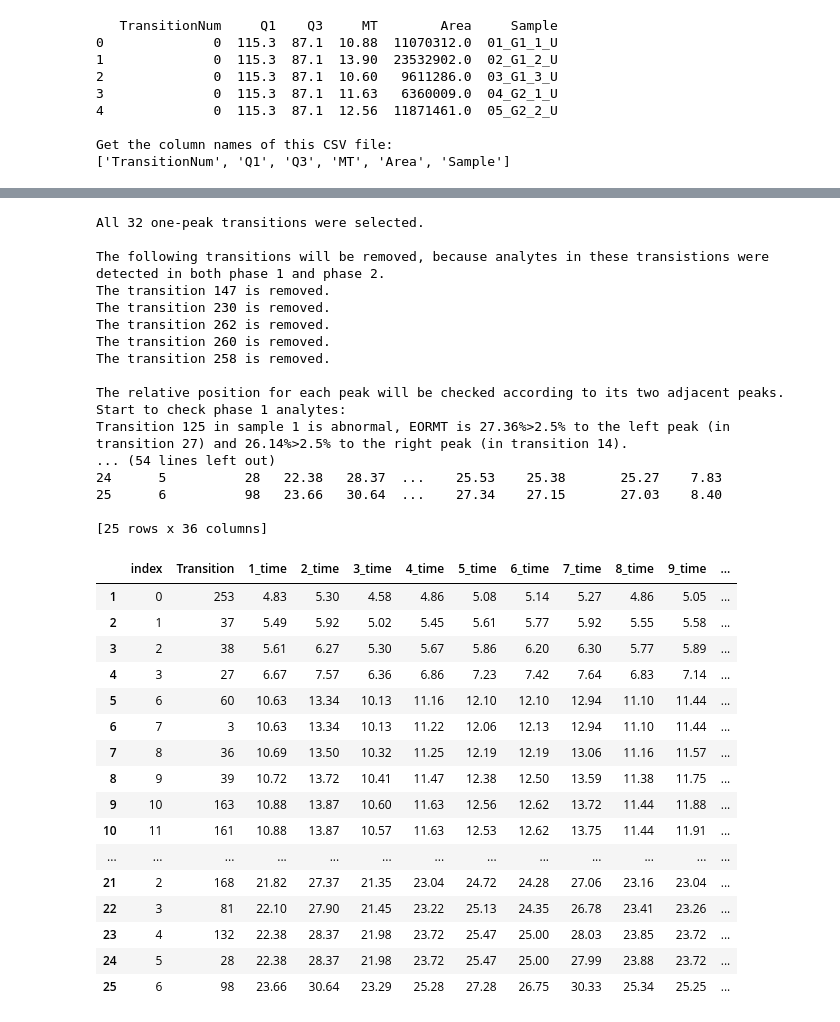
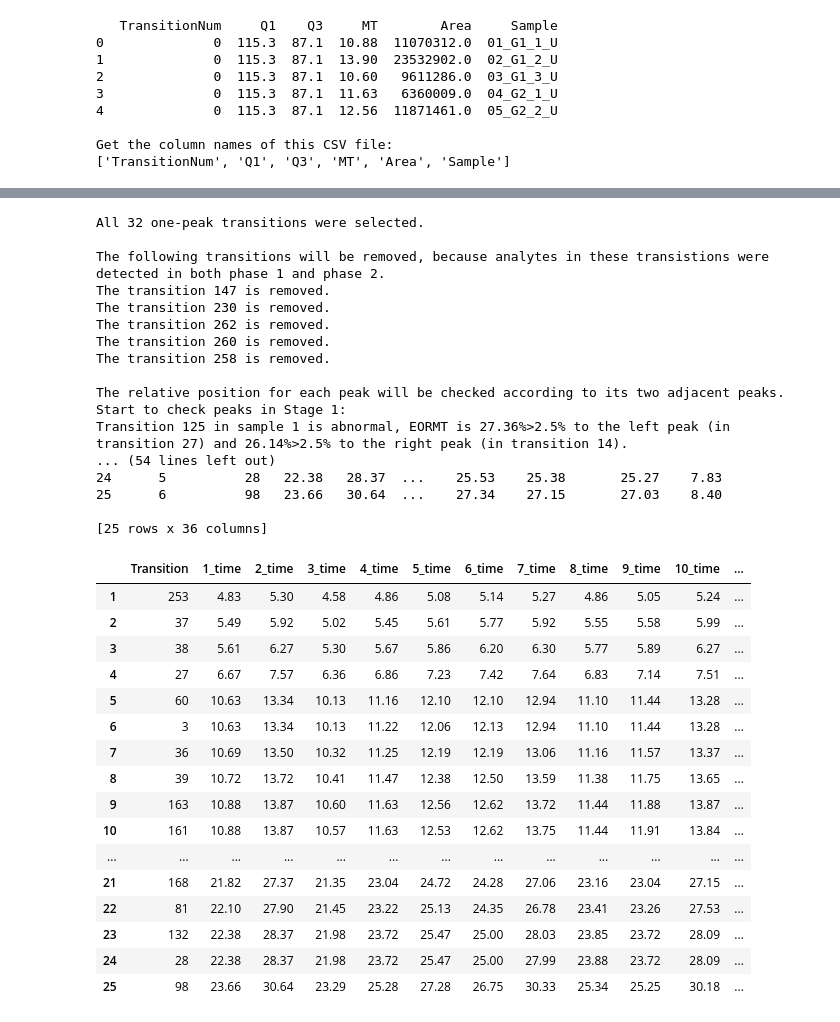
Before and after one commit to Tan-Jiahua/MT-correction, a Jupyter notebook: MTcorrection_20210427.ipynb, the cells around one changed output, grey strips where cells are left out. Cells and saved outputs as stored; diff of their text form; code cells hidden in the pictures.

Commit message:
Code update: rename variables, add comments and sequence sorting of code cells

```diff
--- a/MTcorrection_20210427.ipynb
+++ b/MTcorrection_20210427.ipynb
@@ -201,5 +198,5 @@ print(dfs[32].head(20))
 # %%
-#Global functions
+#General functions
 
 #Check and remove unqualified peak based on allowed EORMT value
 #df_input with index named by 'Transition', ('Transition','Label') or None are acceptable
@@ -215,8 +212,8 @@ def check_and_correct(df_input,allowed_EORMT,location):
     else:
         time_suffix='_time'
 
-    axes_name=df.axes[0].name#When index is 'Transition'
-    axes_names=df.axes[0].names#When index is ('Transition,'Label')
+    axes_name=df.axes[0].name#When index is 'Transition', this variable will be called later
+    axes_names=df.axes[0].names#When index is ('Transition,'Label'), this variable will be called later
     df=df.sort_values(by='Average_MT').reset_index()
 
     if location=='step_2':
@@ -232,7 +229,7 @@ def check_and_correct(df_input,allowed_EORMT,location):
         if df[str(j)+time_suffix].count()<=3:
             continue
 
-        #The firstly analyzed peak is the first peak
+        #The first peak is analyzed at first
         peak1_is_first_peak=True
 
         for i in range(0,df.shape[0]-1):
@@ -483,12 +480,12 @@ def check_and_correct(df_input,allowed_EORMT,location):
 
         df_without_RSD_correction=df_without_RSD_correction.drop('RSD_recombine',axis='columns')
         df=df.drop('RSD_recombine',axis='columns')
-        return df_without_RSD_correction,df
+        return df
 # %%
-# Function 2: Suggest the potential migration time markers for phase 1 and phase 2
+# Function 2: Suggest the potential migration time markers for Stage 1 and Stage 2
 # based on three conditions: 1. only one peak is found in that transition(Q1→Q3);
 # 2. this analyte can be found in all samples; 3. this analyte should only be found
-# either in phase 1 or phase 2.
+# either in Stage 1 or Stage 2.
 
 # If time_p_chnage is set as a double value, the removal part will be run
 # If time_p_chnage is set as False, the removal part will not be run
@@ -524,7 +521,7 @@ def F2_find_markers(dfs,time_p_change):
     # If time_p_chnage is set as a double value, the following part will be run
     # If time_p_chnage is set as False, the following part will not be run
     if time_p_change:
-        # Remove the intermediate phase peaks
+        # Remove peaks in the Intermediate Stage
         print('The following transitions will be removed, because analytes in these transistions were detected in both phase 1 and phase 2.')
         for i in range(0,len(df_time.index)):
             times = df_time.loc[i,:]
@@ -540,19 +537,19 @@ def F2_find_markers(dfs,time_p_change):
         print('')
 
         # Only keep the one-analyte transistion by checking the migration order of each peak with its adjacent peaks.
-        df_phase1 = df_time[df_time['Average_MT'] < time_p_change].reset_index(drop=True).copy()
-        df_phase2 = df_time[df_time['Average_MT'] >= time_p_change].reset_index(drop=True).copy()
+        df_stage1 = df_time[df_time['Average_MT'] < time_p_change].reset_index(drop=True).copy()
+        df_stage2 = df_time[df_time['Average_MT'] >= time_p_change].reset_index(drop=True).copy()
         print('The relative position for each peak will be checked according to its two adjacent peaks.')
-        print('Start to check phase 1 analytes:')
-        df_phase1=check_and_correct(df_phase1,0.025,'step_2')
-        print('Phase 1 peaks have been checked.')
+        print('Start to check peaks in Stage 1:')
+        df_stage1=check_and_correct(df_stage1,allowed_EORMT,'step_2')
+        print('Peaks in Stage 1 have been checked.')
 
-        print('Start to check phase 2 analytes:')
-        df_phase2=check_and_correct(df_phase2,0.025,'step_2')
-        print('Phase 2 peaks have been checked.')
-        print('The above transitions were removed because they may be assigned to more than 1 analyte.')
+        print('Start to check peaks in Stage 2:')
+        df_stage2=check_and_correct(df_stage2,allowed_EORMT,'step_2')
+        print('Peaks in Stage 2 have been checked.')
+        print('The peaks above were removed because they may be assigned to more than 1 analyte.')
 
-        df_time=pd.concat([df_phase1,df_phase2])
+        df_time=pd.concat([df_stage1,df_stage2])
     else:
         print('No peaks are checked and removed, for variable "check_and_correct" is set as False.')
     print('')
@@ -566,9 +563,8 @@ def F2_find_markers(dfs,time_p_change):
 # Using Function 2
 # Apply Function 2 to find potencial migration time markers
 pd.set_option('precision', 2)
-time_p_change = 20
-potential_markers = F2_find_markers(dfs, time_p_change)
-print('Migration time markers for phase 1 and phase 2 may be selected from the following table:')
+potential_markers = F2_find_markers(raw_data, time_p_change)
+print('Migration time markers for Stage 1 and Stage 2 may be selected from the following table:')
 print('')
 print(potential_markers)
 # %% [output]
@@ -582,7 +578,7 @@ The transition 260 is removed.
 The transition 258 is removed.
 
 The relative position for each peak will be checked according to its two adjacent peaks.
-Start to check phase 1 analytes:
+Start to check peaks in Stage 1:
 Transition 125 in sample 1 is abnormal, EORMT is 27.36%>2.5% to the left peak (in transition 27) and 26.14%>2.5% to the right peak (in transition 14).
 ... (54 lines left out)
 24      5          28   22.38   28.37  ...    25.53    25.38       25.27    7.83
@@ -590,24 +586,24 @@ Transition 125 in sample 1 is abnormal, EORMT is 27.36%>2.5% to the left peak (i
 
 [25 rows x 36 columns]
 # %%
-potential_markers
+potential_markers.drop('index', axis = 'columns')
 # Based on the following results, we firstly selected the analytes in transitions 38 (1-methylnicotinamide) and 24 (taurine)
-# as the phase 1 markers, and the analytes in transitions 182 (N-acetyltryptophan) and 98 (hippuric acid) as the phase 2 markers.
+# as the markers for Stage 1 , and the analytes in transitions 182 (N-acetyltryptophan) and 98 (hippuric acid) as the markers for Stage 2.
 # %% [output]
-|  | index | Transition | 1_time | 2_time | 3_time | 4_time | 5_time | 6_time | 7_time | 8_time | 9_time | ... |
-| 1 | 0 | 253 | 4.83 | 5.30 | 4.58 | 4.86 | 5.08 | 5.14 | 5.27 | 4.86 | 5.05 | ... |
-| 2 | 1 | 37 | 5.49 | 5.92 | 5.02 | 5.45 | 5.61 | 5.77 | 5.92 | 5.55 | 5.58 | ... |
-| 3 | 2 | 38 | 5.61 | 6.27 | 5.30 | 5.67 | 5.86 | 6.20 | 6.30 | 5.77 | 5.89 | ... |
-| 4 | 3 | 27 | 6.67 | 7.57 | 6.36 | 6.86 | 7.23 | 7.42 | 7.64 | 6.83 | 7.14 | ... |
-| 5 | 6 | 60 | 10.63 | 13.34 | 10.13 | 11.16 | 12.10 | 12.10 | 12.94 | 11.10 | 11.44 | ... |
-| 6 | 7 | 3 | 10.63 | 13.34 | 10.13 | 11.22 | 12.06 | 12.13 | 12.94 | 11.10 | 11.44 | ... |
-| 7 | 8 | 36 | 10.69 | 13.50 | 10.32 | 11.25 | 12.19 | 12.19 | 13.06 | 11.16 | 11.57 | ... |
-| 8 | 9 | 39 | 10.72 | 13.72 | 10.41 | 11.47 | 12.38 | 12.50 | 13.59 | 11.38 | 11.75 | ... |
-| 9 | 10 | 163 | 10.88 | 13.87 | 10.60 | 11.63 | 12.56 | 12.62 | 13.72 | 11.44 | 11.88 | ... |
-| 10 | 11 | 161 | 10.88 | 13.87 | 10.57 | 11.63 | 12.53 | 12.62 | 13.75 | 11.44 | 11.91 | ... |
+|  | Transition | 1_time | 2_time | 3_time | 4_time | 5_time | 6_time | 7_time | 8_time | 9_time | 10_time | ... |
+| 1 | 253 | 4.83 | 5.30 | 4.58 | 4.86 | 5.08 | 5.14 | 5.27 | 4.86 | 5.05 | 5.24 | ... |
+| 2 | 37 | 5.49 | 5.92 | 5.02 | 5.45 | 5.61 | 5.77 | 5.92 | 5.55 | 5.58 | 5.99 | ... |
+| 3 | 38 | 5.61 | 6.27 | 5.30 | 5.67 | 5.86 | 6.20 | 6.30 | 5.77 | 5.89 | 6.27 | ... |
+| 4 | 27 | 6.67 | 7.57 | 6.36 | 6.86 | 7.23 | 7.42 | 7.64 | 6.83 | 7.14 | 7.51 | ... |
+| 5 | 60 | 10.63 | 13.34 | 10.13 | 11.16 | 12.10 | 12.10 | 12.94 | 11.10 | 11.44 | 13.28 | ... |
+| 6 | 3 | 10.63 | 13.34 | 10.13 | 11.22 | 12.06 | 12.13 | 12.94 | 11.10 | 11.44 | 13.28 | ... |
+| 7 | 36 | 10.69 | 13.50 | 10.32 | 11.25 | 12.19 | 12.19 | 13.06 | 11.16 | 11.57 | 13.37 | ... |
+| 8 | 39 | 10.72 | 13.72 | 10.41 | 11.47 | 12.38 | 12.50 | 13.59 | 11.38 | 11.75 | 13.65 | ... |
+| 9 | 163 | 10.88 | 13.87 | 10.60 | 11.63 | 12.56 | 12.62 | 13.72 | 11.44 | 11.88 | 13.87 | ... |
+| 10 | 161 | 10.88 | 13.87 | 10.57 | 11.63 | 12.53 | 12.62 | 13.75 | 11.44 | 11.91 | 13.84 | ... |
 | ... | ... | ... | ... | ... | ... | ... | ... | ... | ... | ... | ... | ... |
-| 21 | 2 | 168 | 21.82 | 27.37 | 21.35 | 23.04 | 24.72 | 24.28 | 27.06 | 23.16 | 23.04 | ... |
-| 22 | 3 | 81 | 22.10 | 27.90 | 21.45 | 23.22 | 25.13 | 24.35 | 26.78 | 23.41 | 23.26 | ... |
-| 23 | 4 | 132 | 22.38 | 28.37 | 21.98 | 23.72 | 25.47 | 25.00 | 28.03 | 23.85 | 23.72 | ... |
-| 24 | 5 | 28 | 22.38 | 28.37 | 21.98 | 23.72 | 25.47 | 25.00 | 27.99 | 23.88 | 23.72 | ... |
-| 25 | 6 | 98 | 23.66 | 30.64 | 23.29 | 25.28 | 27.28 | 26.75 | 30.33 | 25.34 | 25.25 | ... |
+| 21 | 168 | 21.82 | 27.37 | 21.35 | 23.04 | 24.72 | 24.28 | 27.06 | 23.16 | 23.04 | 27.15 | ... |
+| 22 | 81 | 22.10 | 27.90 | 21.45 | 23.22 | 25.13 | 24.35 | 26.78 | 23.41 | 23.26 | 27.53 | ... |
+| 23 | 132 | 22.38 | 28.37 | 21.98 | 23.72 | 25.47 | 25.00 | 28.03 | 23.85 | 23.72 | 28.09 | ... |
+| 24 | 28 | 22.38 | 28.37 | 21.98 | 23.72 | 25.47 | 25.00 | 27.99 | 23.88 | 23.72 | 28.09 | ... |
+| 25 | 98 | 23.66 | 30.64 | 23.29 | 25.28 | 27.28 | 26.75 | 30.33 | 25.34 | 25.25 | 30.18 | ... |
```
Also changed, not shown: parts of 43 cells of this notebook.
